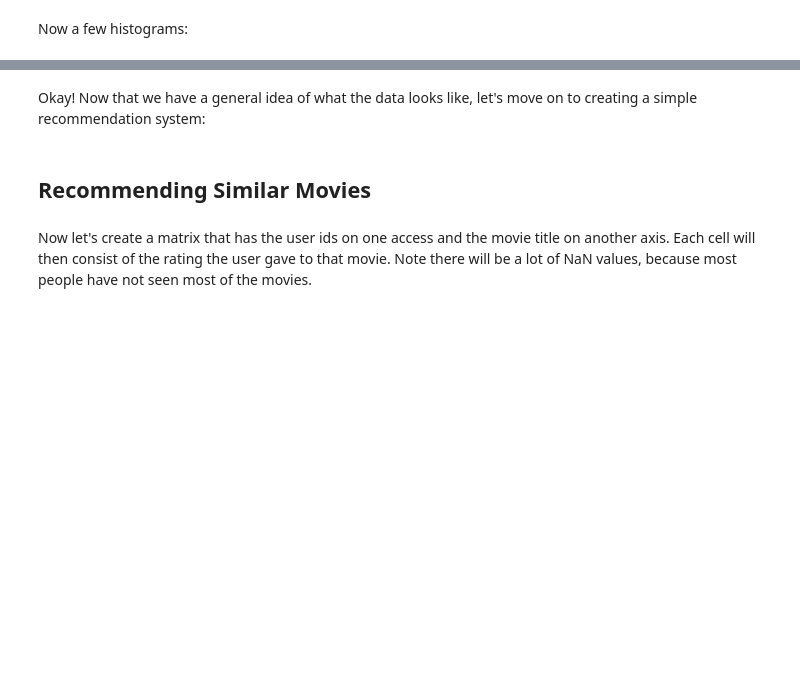
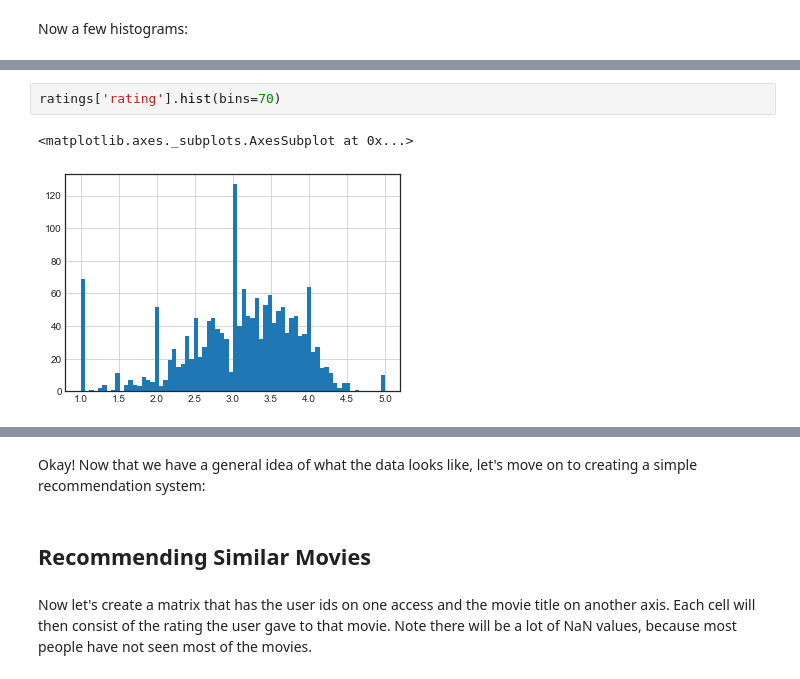
Before and after one commit to tyonas9/Recommender-Systems-with-Python, a Jupyter notebook: Recommender Systems with Python.ipynb, the cells around one changed output, grey strips where cells are left out. Cells and saved outputs as stored; diff of their text form; blank space fills up the shorter version.

```diff
--- a/Recommender Systems with Python.ipynb
+++ b/Recommender Systems with Python.ipynb
@@ -111,0 +128,5 @@ Now a few histograms:
+# %%
+ratings['rating'].hist(bins=70)
+# %% [output]
+<matplotlib.axes._subplots.AxesSubplot at 0x...>
+[figure, added]
```
Also changed, not shown: parts of 5 cells of this notebook.
